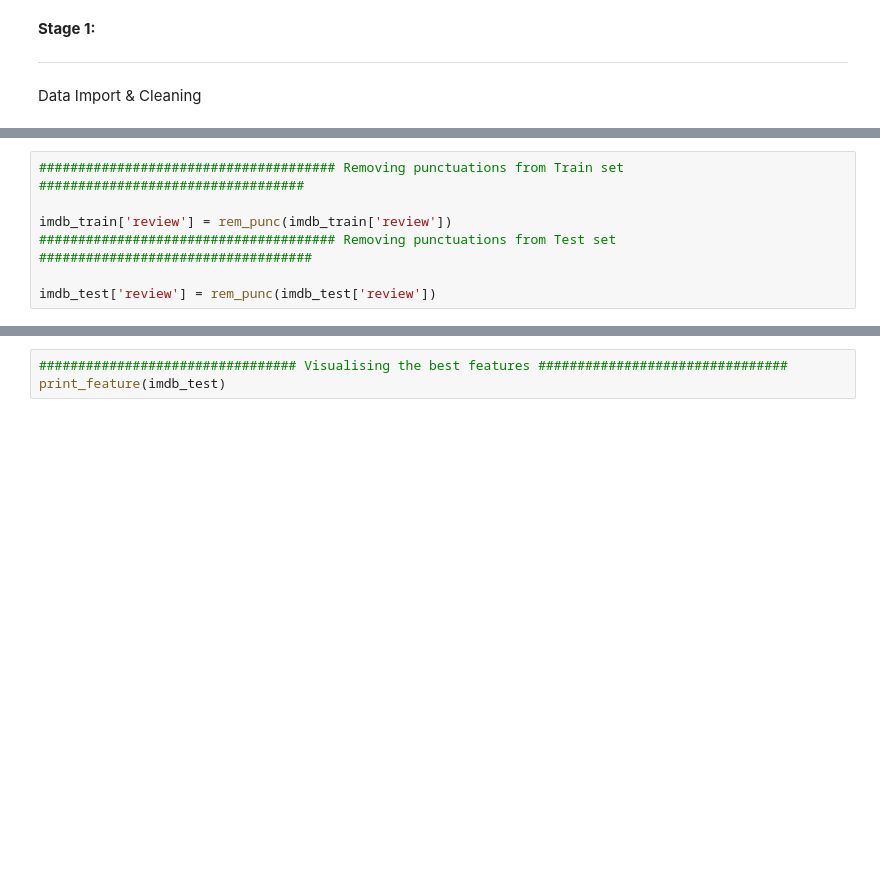
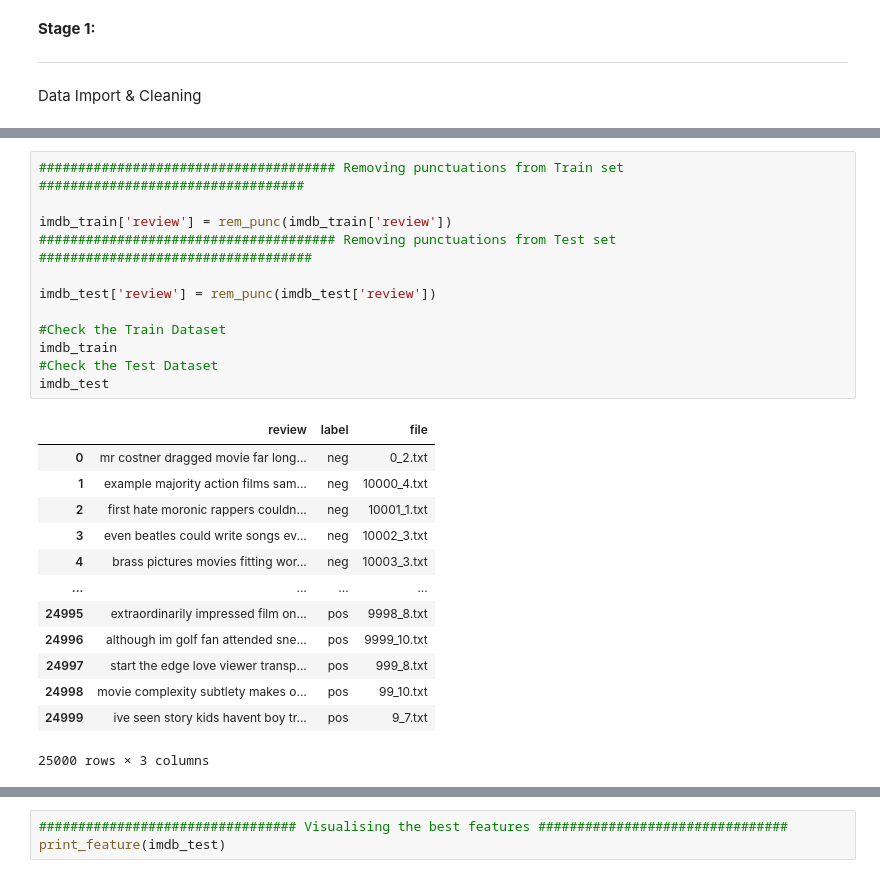
Before and after one commit to asfaqahmedkazi/IMDBProject, a Jupyter notebook: IMDb_Sentiment_Analysis.ipynb, the cells around one changed output, grey strips where cells are left out. Drawn from its saved outputs; the diff is of its cells as text; blank space fills up the shorter version.

```diff
--- a/IMDb_Sentiment_Analysis.ipynb
+++ b/IMDb_Sentiment_Analysis.ipynb
@@ -260,10 +306,29 @@ imdb_test['review'] = rem_sw(imdb_test['review'])
 # %%
 ###################################### Removing punctuations from Train set ##################################
 
 imdb_train['review'] = rem_punc(imdb_train['review'])
 ###################################### Removing punctuations from Test set ###################################
 
 imdb_test['review'] = rem_punc(imdb_test['review'])
+
+#Check the Train Dataset
+imdb_train
+#Check the Test Dataset
+imdb_test
+# %% [output]
+|  | review | label | file |
+| 0 | mr costner dragged movie far long... | neg | 0_2.txt |
+| 1 | example majority action films sam... | neg | 10000_4.txt |
+| 2 | first hate moronic rappers couldn... | neg | 10001_1.txt |
+| 3 | even beatles could write songs ev... | neg | 10002_3.txt |
+| 4 | brass pictures movies fitting wor... | neg | 10003_3.txt |
+| ... | ... | ... | ... |
+| 24995 | extraordinarily impressed film on... | pos | 9998_8.txt |
+| 24996 | although im golf fan attended sne... | pos | 9999_10.txt |
+| 24997 | start the edge love viewer transp... | pos | 999_8.txt |
+| 24998 | movie complexity subtlety makes o... | pos | 99_10.txt |
+| 24999 | ive seen story kids havent boy tr... | pos | 9_7.txt |
+25000 rows × 3 columns
 # %%
 ############################################### Stemming Train set ##########################################
 
```
Also changed, not shown: parts of 9 cells of this notebook.
